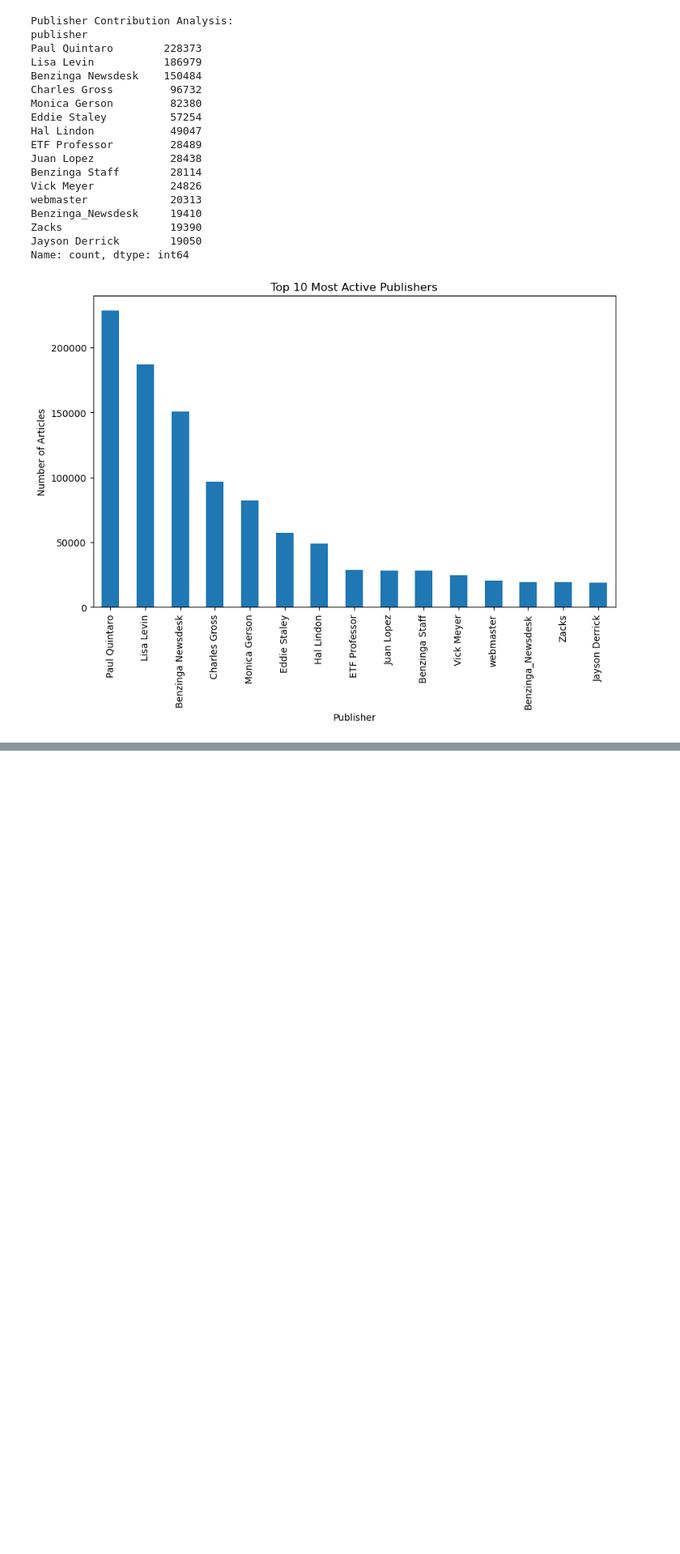
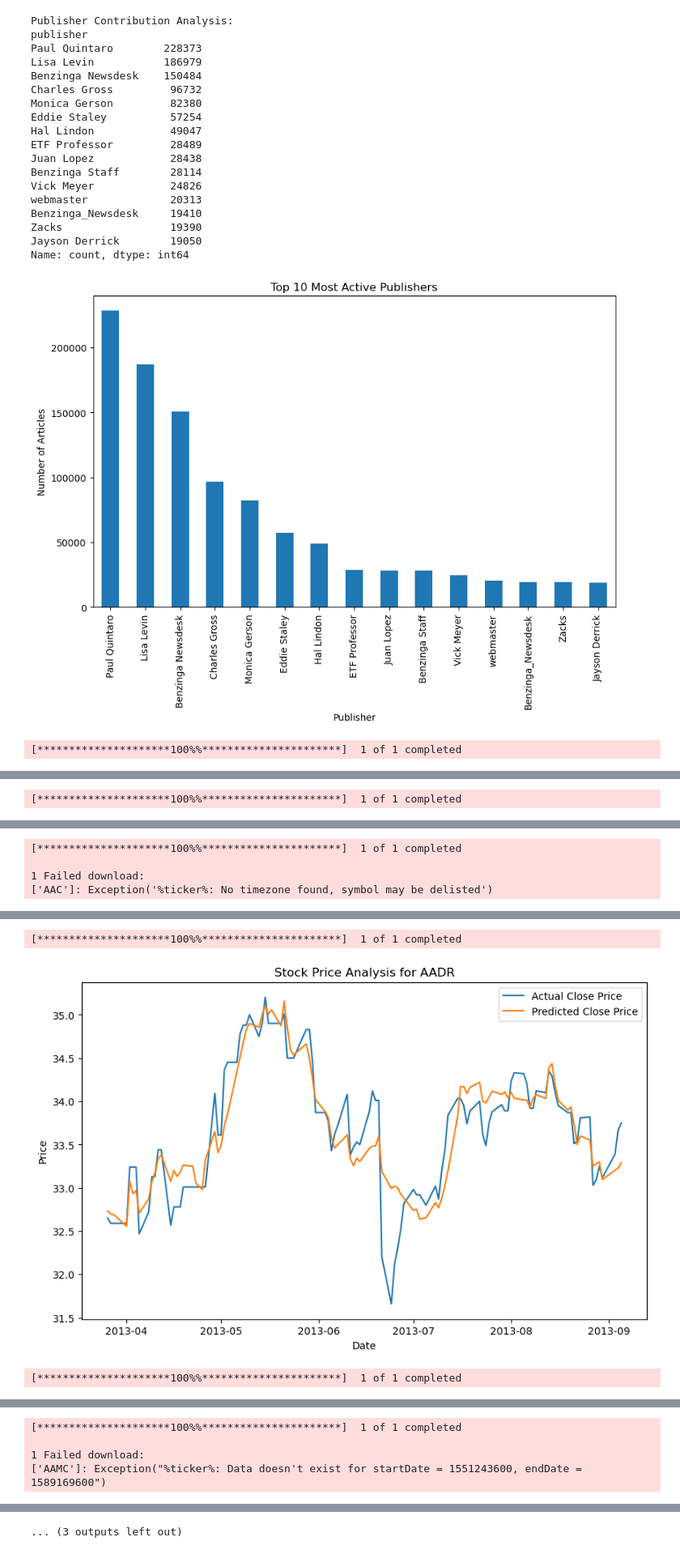
Before and after one commit to haftomlegese/nova_stock_prediction, a Jupyter notebook: notebooks/nova_eda.ipynb, the cells around one changed output, grey strips where cells are left out. Shown at 81% size. Saved outputs shown, nothing was run; the diff lists cells and outputs as text; code cells hidden in the pictures; blank space fills up the shorter version.

Commit message:
task-3 and task-4 added

```diff
--- a/notebooks/nova_eda.ipynb
+++ b/notebooks/nova_eda.ipynb
@@ -271,3 +276,59 @@ Zacks                 19390
 Jayson Derrick        19050
 Name: count, dtype: int64
 [figure]
+# %%
+#task 3
+stock_symbols = df['stock'].unique()
+
+# Define function to fetch stock data
+def fetch_stock_data(symbol, start_date, end_date):
+  try:
+    stock_data = yf.download(symbol, start=start_date, end=end_date)
+    return stock_data
+  except Exception as e:
+    print(f"Failed to fetch data for {symbol}: {e}")
+    return None
+
+# Iterate through each stock symbol and fetch stock data
+for symbol in stock_symbols:
+  # Calculate date ranges
+  start_date = df[df['stock'] == symbol]['date'].min().strftime('%Y-%m-%d')
+  end_date = df[df['stock'] == symbol]['date'].max().strftime('%Y-%m-%d')
+
+  # Fetch stock data
+  stock_data = fetch_stock_data(symbol, start_date, end_date)
+
+  if stock_data is not None:
+    # Apply Technical Analysis indicators
+    stock_data['sma'] = moving_average.sma(stock_data['Close'], 9)
+    stock_data['rsi'] = indicators.rsi(stock_data['Close'], period=14)
+
+    # Drop rows with missing or infinite values (improved handling)
+    stock_data.dropna(inplace=True)  # Drop rows with any missing values
+    stock_data.replace([np.inf, -np.inf], np.nan, inplace=True)  # Replace infs with NaNs
+    stock_data.dropna(inplace=True)  # Drop rows with NaNs introduced by replacing infs
+
+    # Check if data is empty after processing (optional)
+    if stock_data.empty:
+      print(f"Warning: No data after processing for symbol {symbol}")
+      continue  # Skip to the next symbol if data is empty
+
+    # Use Statsmodels for financial metrics
+    X = sm.add_constant(stock_data[['sma', 'rsi']])
+    y = stock_data['Close']
+
+    # Fit OLS regression model
+    model = sm.OLS(y, X).fit()
+    stock_data['Predicted_Close'] = model.predict(X)
+
+    # Visualize the data
+    plt.figure(figsize=(10, 6))
+    plt.plot(stock_data.index, stock_data['Close'], label='Actual Close Price')
+    plt.plot(stock_data.index, stock_data['Predicted_Close'], label='Predicted Close Price')
+    plt.title(f'Stock Price Analysis for {symbol}')
+    plt.xlabel('Date')
+    plt.ylabel('Price')
+    plt.legend()
+    plt.show()
+# %% [output]
+[*********************100%%**********************]  1 of 1 completed
@@ -273,0 +336 @@ Name: count, dtype: int64
+[*********************100%%**********************]  1 of 1 completed
@@ -273,0 +338,4 @@ Name: count, dtype: int64
+[*********************100%%**********************]  1 of 1 completed
+
+1 Failed download:
+['AAC']: Exception('%ticker%: No timezone found, symbol may be delisted')
@@ -273,0 +343,3 @@ Name: count, dtype: int64
+[*********************100%%**********************]  1 of 1 completed
+[figure, added]
+[*********************100%%**********************]  1 of 1 completed
@@ -273,0 +347,4 @@ Name: count, dtype: int64
+[*********************100%%**********************]  1 of 1 completed
+
+1 Failed download:
+['AAMC']: Exception("%ticker%: Data doesn't exist for startDate = 1551243600, endDate = 1589169600")
@@ -273,0 +352 @@ Name: count, dtype: int64
+... (3 outputs left out)
```
Also changed, not shown: parts of 3 cells of this notebook.
